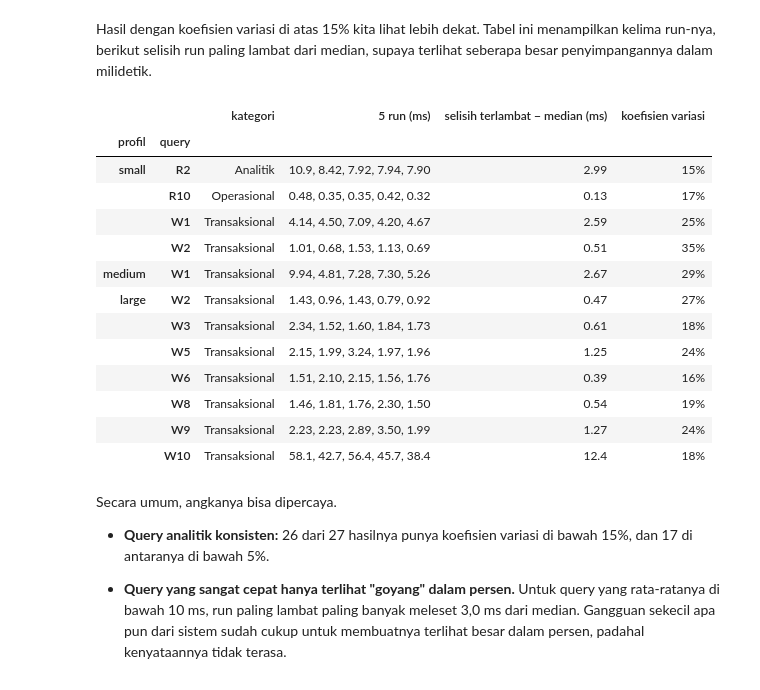
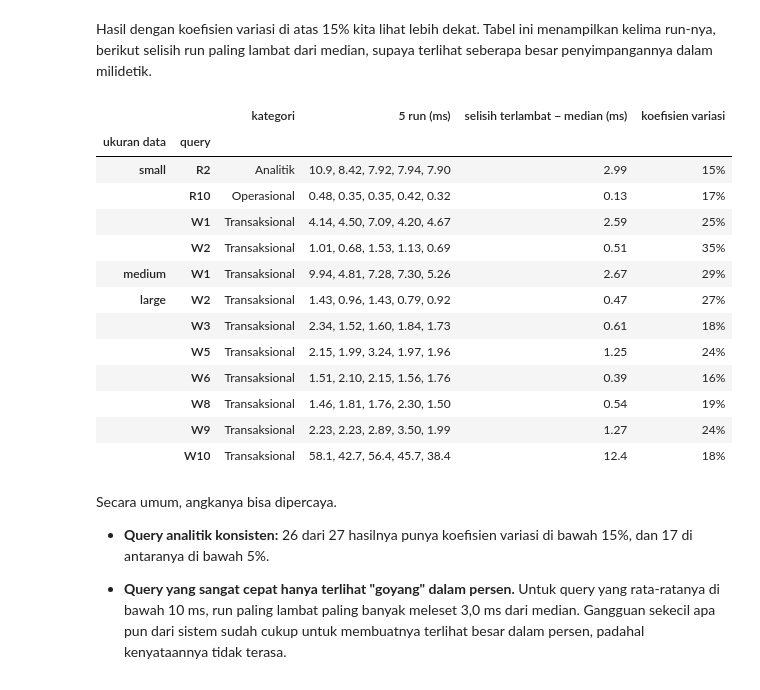
Before and after one commit to RunningPie/if5101-grab-db-lab, a Jupyter notebook: notebook/volume_test.ipynb, the cells around one changed output. Drawn from its saved outputs; the diff is of its cells as text; code cells hidden in the pictures.

```diff
--- a/notebook/volume_test.ipynb
+++ b/notebook/volume_test.ipynb
@@ -85,7 +85,7 @@ for profile in PROFILES:
     EXECUTIONS[profile] = data['warmup_runs'] + data['timed_runs']
     TIMED_RUNS[profile] = data['timed_runs']
     meta.append({
-        'profil': profile,
+        'ukuran data': profile,
         'service orders': f'{ORDERS[profile]:,}',
         'file hasil': path.name,
         'PostgreSQL': data['postgres_version'].split()[0],
@@ -109,6 +109,6 @@ bench['query'] = pd.Categorical(bench['query'], QUERY_ORDER, ordered=True)
 bench = bench.sort_values(['profile', 'query']).reset_index(drop=True)
 
 distribution = ', '.join(f'{kind} {share:.0%}' for kind, share in config['order_distribution'].items())
-display(Markdown(f'**Distribusi order:** {distribution}. **Jumlah query:** {bench["query"].nunique()} per profil.'))
-display(pd.DataFrame(meta).set_index('profil'))
+display(Markdown(f'**Distribusi order:** {distribution}. **Jumlah query:** {bench["query"].nunique()} per ukuran data.'))
+display(pd.DataFrame(meta).set_index('ukuran data'))
 # %% [output]
@@ -859,14 +863,14 @@ Hasil dengan koefisien variasi di atas 15% kita lihat lebih dekat. Tabel ini men
 # %%
 spread = bench[bench['cv_pct'] > 15].copy()
 spread['5 run (ms)'] = spread['times_ms'].map(lambda times: ', '.join(short(t) for t in times))
 spread['selisih terlambat − median (ms)'] = (spread['max_ms'] - spread['median_ms']).map(short)
 spread['koefisien variasi'] = spread['cv_pct'].map('{:.0f}%'.format)
 spread = spread[['profile', 'query', 'category', '5 run (ms)', 'selisih terlambat − median (ms)', 'koefisien variasi']]
-spread.columns = ['profil', 'query', 'kategori', '5 run (ms)', 'selisih terlambat − median (ms)', 'koefisien variasi']
-display(spread.set_index(['profil', 'query']))
+spread.columns = ['ukuran data', 'query', 'kategori', '5 run (ms)', 'selisih terlambat − median (ms)', 'koefisien variasi']
+display(spread.set_index(['ukuran data', 'query']))
 # %% [output]
 |  |  | kategori | 5 run (ms) | selisih terlambat − median (ms) | koefisien variasi |
-| profil | query |  |  |  |  |
+| ukuran data | query |  |  |  |  |
 | small | R2 | Analitik | 10.9, 8.42, 7.92, 7.94, 7.90 | 2.99 | 15% |
 |  | R10 | Operasional | 0.48, 0.35, 0.35, 0.42, 0.32 | 0.13 | 17% |
 |  | W1 | Transaksional | 4.14, 4.50, 7.09, 4.20, 4.67 | 2.59 | 25% |
```
Also changed, not shown: parts of 6 cells of this notebook.
